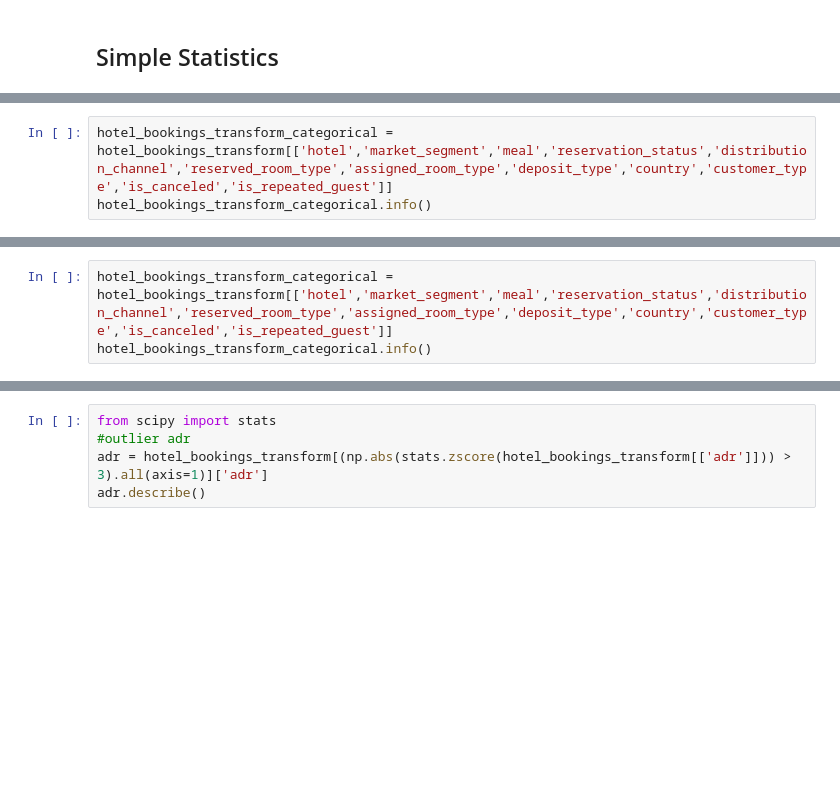
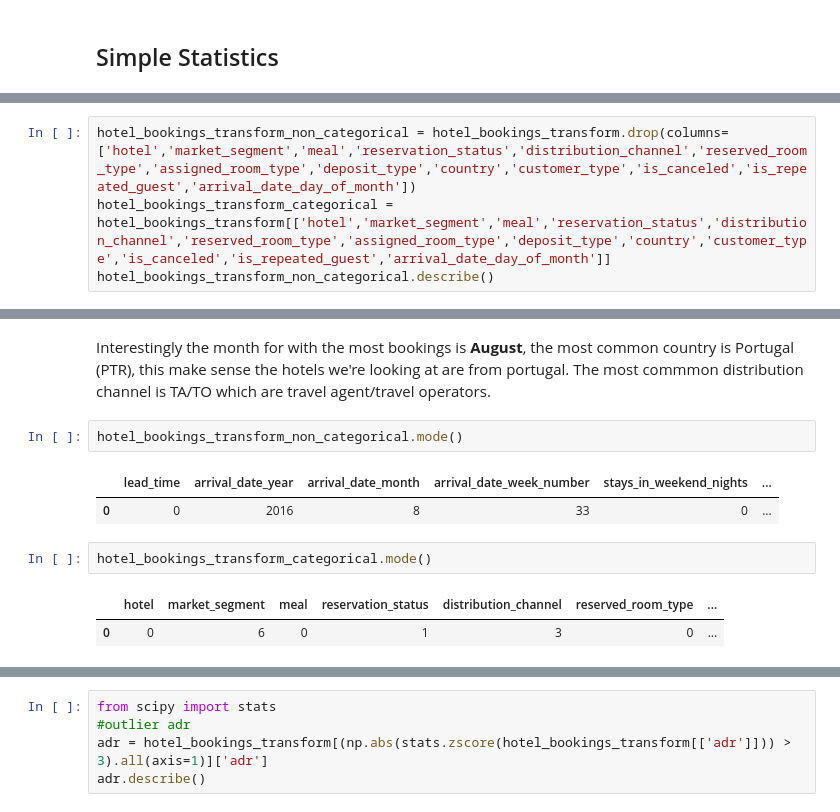
Before and after one commit to olmosjorge28/DS7331_ML1_ASSINGMENTS, a Jupyter notebook: lab1/Lab_1_notebook.ipynb, the cells around one changed output, grey strips where cells are left out. Cells and saved outputs as stored; diff of their text form; blank space fills up the shorter version.

```diff
--- a/lab1/Lab_1_notebook.ipynb
+++ b/lab1/Lab_1_notebook.ipynb
@@ -316,4 +298,5 @@ Categorical Values:
 # %%
-hotel_bookings_transform_categorical = hotel_bookings_transform[['hotel','market_segment','meal','reservation_status','distribution_channel','reserved_room_type','assigned_room_type','deposit_type','country','customer_type','is_canceled','is_repeated_guest']]
-hotel_bookings_transform_categorical.info()
+hotel_bookings_transform_non_categorical = hotel_bookings_transform.drop(columns=['hotel','market_segment','meal','reservation_status','distribution_channel','reserved_room_type','assigned_room_type','deposit_type','country','customer_type','is_canceled','is_repeated_guest','arrival_date_day_of_month'])
+hotel_bookings_transform_categorical = hotel_bookings_transform[['hotel','market_segment','meal','reservation_status','distribution_channel','reserved_room_type','assigned_room_type','deposit_type','country','customer_type','is_canceled','is_repeated_guest','arrival_date_day_of_month']]
+hotel_bookings_transform_non_categorical.describe()
 # %% [output]
@@ -396,3 +311,0 @@ memory usage: 16.4+ MB
-# %%
-hotel_bookings_transform_categorical = hotel_bookings_transform[['hotel','market_segment','meal','reservation_status','distribution_channel','reserved_room_type','assigned_room_type','deposit_type','country','customer_type','is_canceled','is_repeated_guest']]
-hotel_bookings_transform_categorical.info()
@@ -430,0 +334,12 @@ hotel_bookings_transform_non_categorical.describe()
+# %% [markdown]
+Interestingly the month for with the most bookings is __August__, the most common country is Portugal (PTR), this make sense the hotels we're looking at are from portugal. The most commmon distribution channel is TA/TO which are travel agent/travel operators.
+# %%
+hotel_bookings_transform_non_categorical.mode()
+# %% [output]
+|  | lead_time | arrival_date_year | arrival_date_month | arrival_date_week_number | stays_in_weekend_nights | ... |
+| 0 | 0 | 2016 | 8 | 33 | 0 | ... |
+# %%
+hotel_bookings_transform_categorical.mode()
+# %% [output]
+|  | hotel | market_segment | meal | reservation_status | distribution_channel | reserved_room_type | ... |
+| 0 | 0 | 6 | 0 | 1 | 3 | 0 | ... |
```
Also changed, not shown: parts of 32 cells of this notebook.
